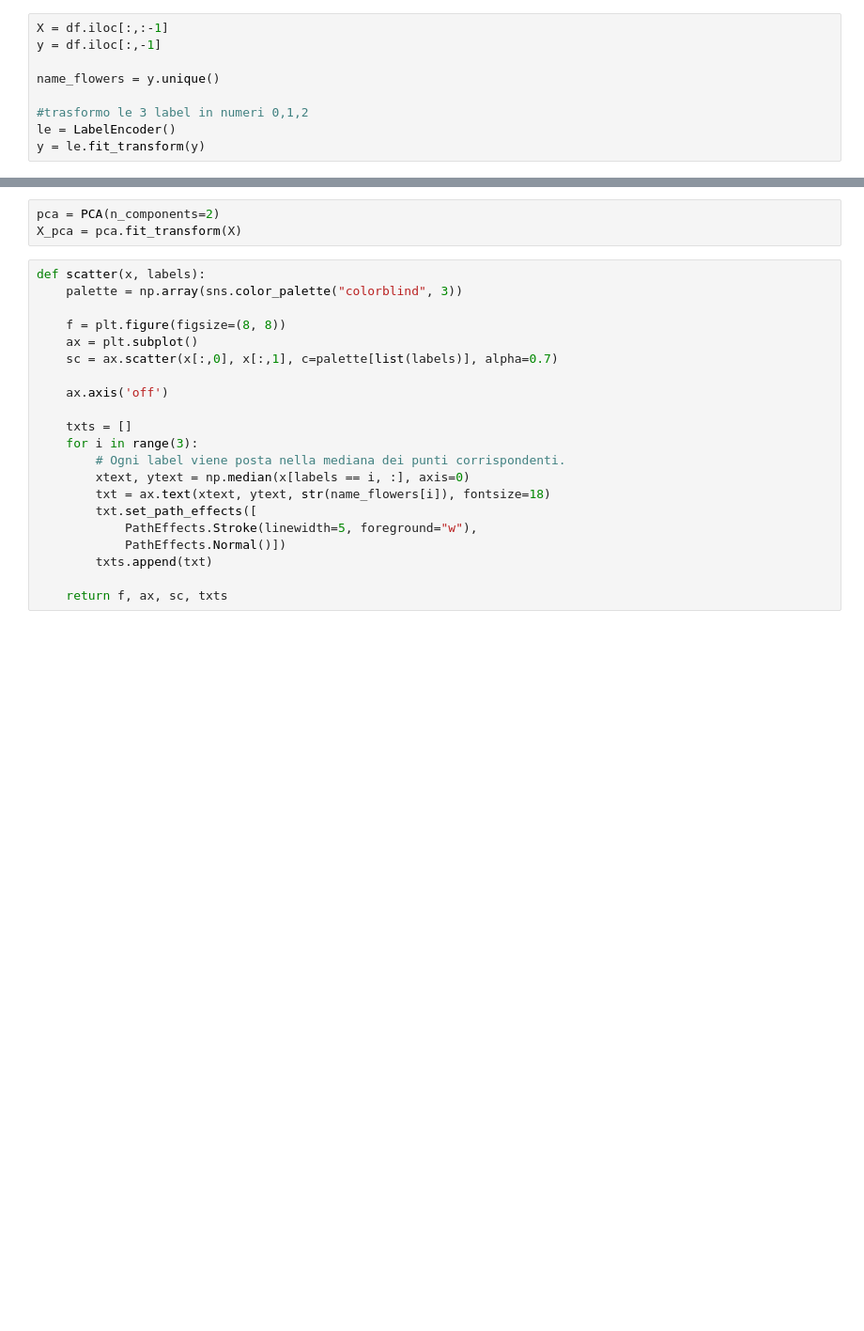
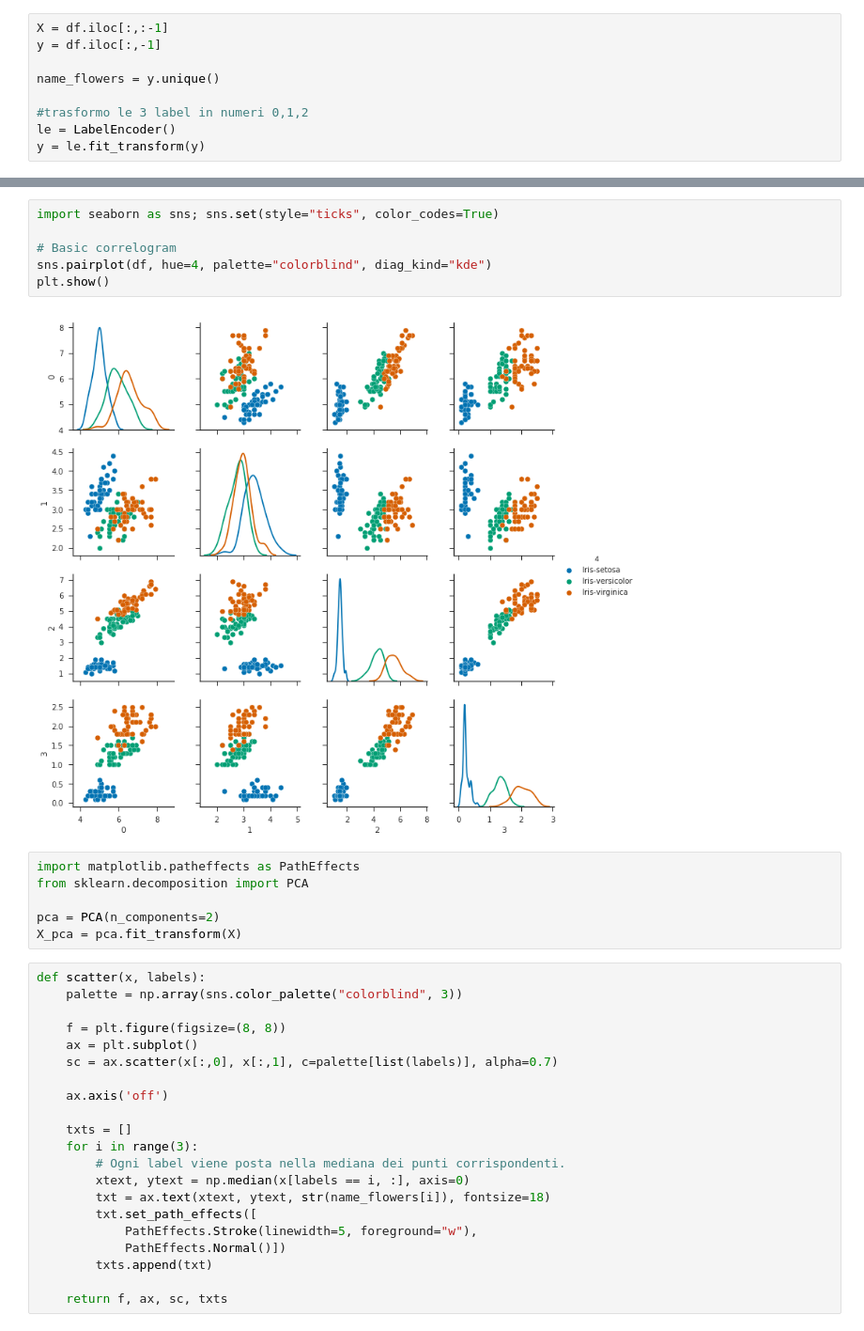
Before and after one commit to Mafidyuz/NeuralNetworksExercises, a Jupyter notebook: MLP/iris/iris.ipynb, the cells around one changed output, grey strips where cells are left out. Shown: that part at 94% size. Cells and saved outputs as stored; diff of their text form; blank space fills up the shorter version.

Commit message:
pairplot

```diff
--- a/MLP/iris/iris.ipynb
+++ b/MLP/iris/iris.ipynb
@@ -82,4 +84,15 @@ import seaborn as sns
+# %%
+import seaborn as sns; sns.set(style="ticks", color_codes=True)
+
+# Basic correlogram
+sns.pairplot(df, hue=4, palette="colorblind", diag_kind="kde")
+plt.show()
+# %% [output]
+[figure, added]
 # %%
+import matplotlib.patheffects as PathEffects
+from sklearn.decomposition import PCA
+
 pca = PCA(n_components=2)
 X_pca = pca.fit_transform(X)
 # %%
```
Also changed, not shown: parts of 5 cells of this notebook, 1 other file.
